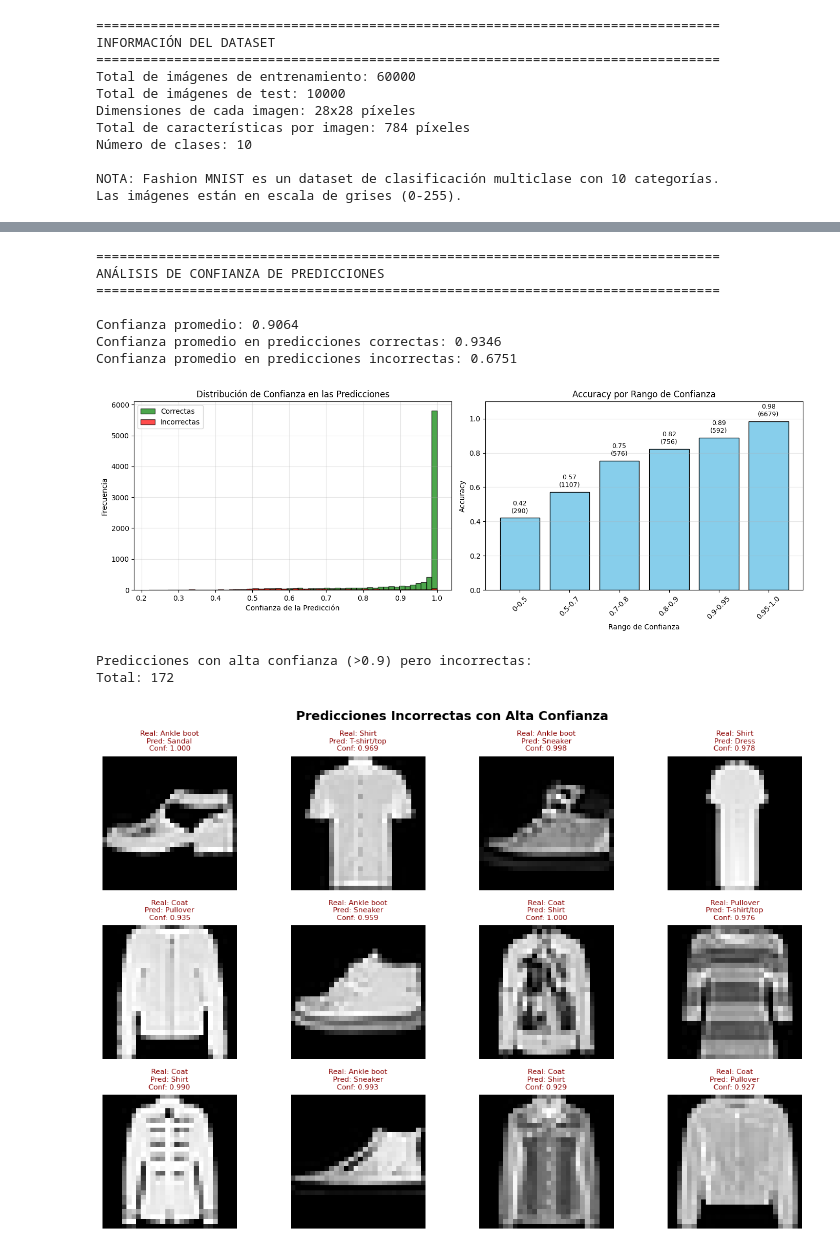
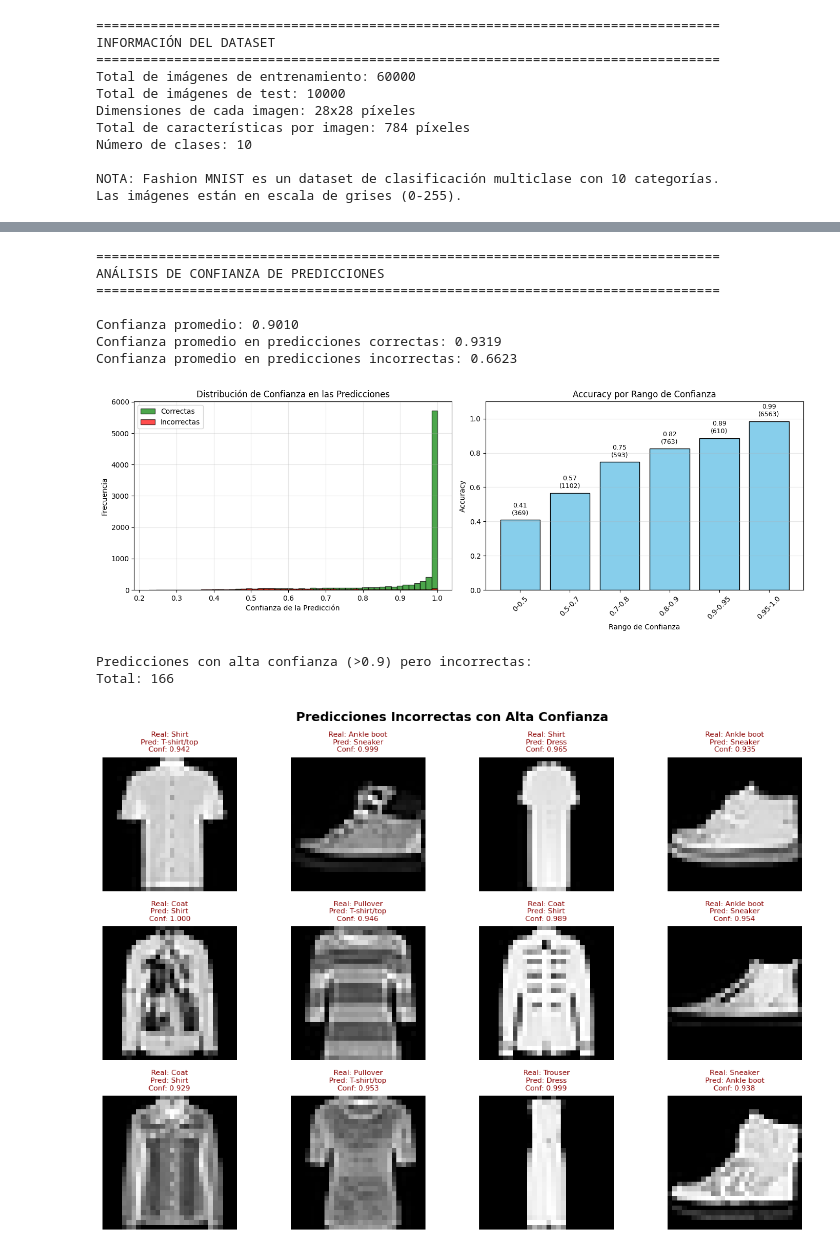
Before and after one commit to AngelPereiraR/IABD_PIA, a Jupyter notebook: Tema 03/Redes Neuronales/ejercicio06.ipynb, the cells around one changed output, grey strips where cells are left out. Cells and saved outputs as stored; diff of their text form; code cells hidden in the pictures.

Commit message:
Redes Neuronales - Reducción del ejercicio de Fashion MNIST a un único modelo

```diff
--- a/Tema 03/Redes Neuronales/ejercicio06.ipynb
+++ b/Tema 03/Redes Neuronales/ejercicio06.ipynb
@@ -1159,5 +278,5 @@ F1-Score: 0.8910
 # %%
-# Visualización de predicciones del mejor modelo
+# Visualización de predicciones
 print("="*80)
 print("VISUALIZACIÓN DE PREDICCIONES")
 print("="*80 + "\n")
@@ -1166,8 +285,8 @@ print("="*80 + "\n")
 np.random.seed(42)
 indices_aleatorios = np.random.choice(len(X_test), 25, replace=False)
 
-# Usar el modelo 6 para las predicciones (o el mejor modelo identificado)
-predicciones_visualizar = model_6.predict(X_test_img[indices_aleatorios], verbose=0)
+# Hacer predicciones
+predicciones_visualizar = model.predict(X_test_img[indices_aleatorios], verbose=0)
 clases_predichas_vis = np.argmax(predicciones_visualizar, axis=1)
 clases_reales_vis = y_test[indices_aleatorios]
 
@@ -1192,10 +311,7 @@ plt.show()
 
 # Mostrar algunas predicciones incorrectas
 print("\nBuscando predicciones incorrectas...")
-y_pred_all = model_6.predict(X_test_img, verbose=0)
-y_pred_classes_all = np.argmax(y_pred_all, axis=1)
-
-indices_incorrectos = np.where(y_pred_classes_all != y_test)[0]
+indices_incorrectos = np.where(y_pred_classes != y_test)[0]
 print(f"Total de predicciones incorrectas: {len(indices_incorrectos)} de {len(y_test)}")
 print(f"Porcentaje de error: {len(indices_incorrectos)/len(y_test)*100:.2f}%")
 
@@ -1210,8 +326,8 @@ if len(indices_incorrectos) > 0:
         plt.subplot(4, 4, i + 1)
         plt.imshow(X_test[idx], cmap='gray')
 
-        pred_probs = y_pred_all[idx]
-        pred_class = y_pred_classes_all[idx]
+        pred_probs = y_pred[idx]
+        pred_class = y_pred_classes[idx]
         real_class = y_test[idx]
 
         plt.title(f'Real: {class_names[real_class]}\n'
@@ -1241,9 +357,9 @@ print("ANÁLISIS DE CONFIANZA DE PREDICCIONES")
 print("="*80 + "\n")
 
 # Obtener probabilidades de predicción
-probabilidades = model_6.predict(X_test_img, verbose=0)
+probabilidades = y_pred
 confianzas = np.max(probabilidades, axis=1)
-predicciones = np.argmax(probabilidades, axis=1)
+predicciones = y_pred_classes
 correctas = predicciones == y_test
 
 print(f"Confianza promedio: {confianzas.mean():.4f}")
@@ -1300,38 +416,38 @@ if len(alta_confianza_incorrecta) > 0:
 
     plt.figure(figsize=(12, 8))
     for i in range(num_mostrar):
         idx = alta_confianza_incorrecta[i]
         plt.subplot(3, 4, i + 1)
         plt.imshow(X_test[idx], cmap='gray')
 
         pred_class = predicciones[idx]
         real_class = y_test[idx]
         conf = confianzas[idx]
 
         plt.title(f'Real: {class_names[real_class]}\n'
                   f'Pred: {class_names[pred_class]}\n'
                   f'Conf: {conf:.3f}',
                   fontsize=8, color='darkred')
         plt.axis('off')
 
     plt.tight_layout()
     plt.suptitle('Predicciones Incorrectas con Alta Confianza',
                  y=1.02, fontsize=14, fontweight='bold')
     plt.show()
 else:
     print("No hay predicciones incorrectas con confianza > 0.9")
 # %% [output]
 ================================================================================
 ANÁLISIS DE CONFIANZA DE PREDICCIONES
 ================================================================================
 
-Confianza promedio: 0.9064
-Confianza promedio en predicciones correctas: 0.9346
-Confianza promedio en predicciones incorrectas: 0.6751
+Confianza promedio: 0.9010
+Confianza promedio en predicciones correctas: 0.9319
+Confianza promedio en predicciones incorrectas: 0.6623
 [figure]
 Predicciones con alta confianza (>0.9) pero incorrectas:
-Total: 172
+Total: 166
-[figure, old version]
+[figure, new version]
 # %%
 # Análisis de rendimiento por clase
 print("="*80)
```
Also changed, not shown: parts of 13 cells of this notebook, 5 other files.
